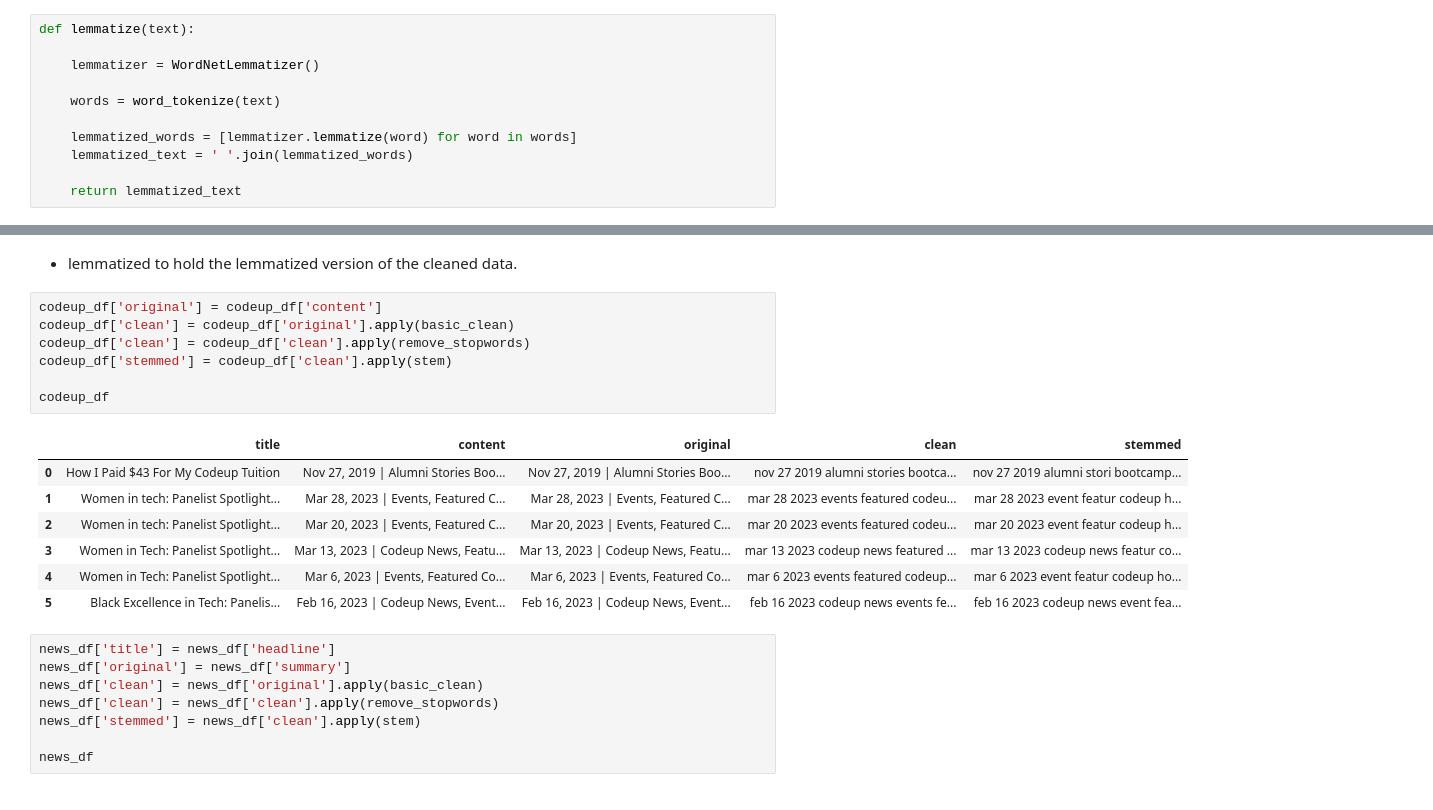
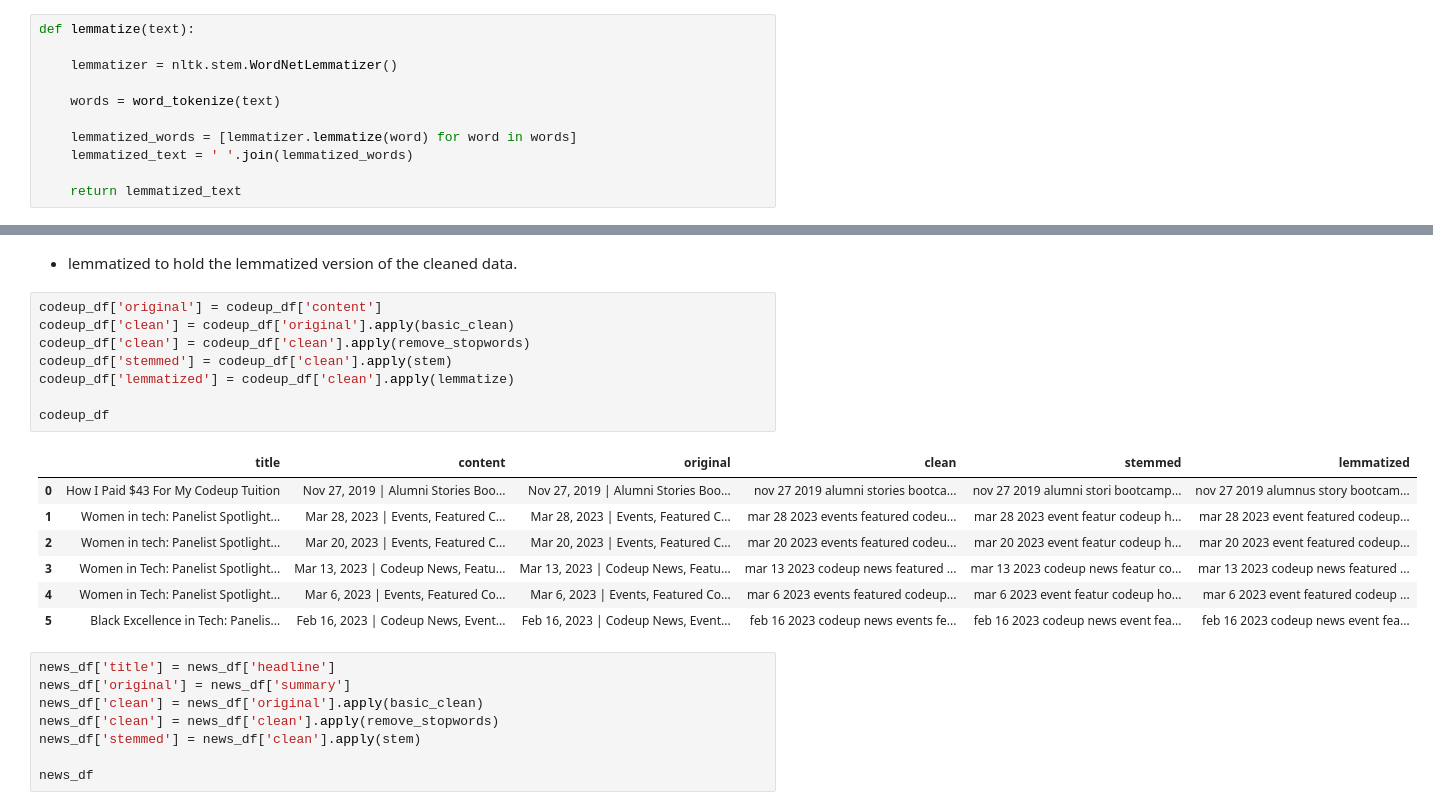
Before and after one commit to JonathanTWare/natural-language-processing-exercises, a Jupyter notebook: prepare.ipynb, the cells around one changed output, grey strips where cells are left out. Drawn from its saved outputs; the diff is of its cells as text.

Commit message:
fixed lemmatizer with stem

```diff
--- a/prepare.ipynb
+++ b/prepare.ipynb
@@ -79,7 +80,7 @@ run dog are faster than other dog run
 # %%
 def lemmatize(text):
 
-    lemmatizer = WordNetLemmatizer()
+    lemmatizer = nltk.stem.WordNetLemmatizer()
 
     words = word_tokenize(text)
 
@@ -179,18 +180,19 @@ codeup_df
 # %%
 codeup_df['original'] = codeup_df['content']
 codeup_df['clean'] = codeup_df['original'].apply(basic_clean)
 codeup_df['clean'] = codeup_df['clean'].apply(remove_stopwords)
 codeup_df['stemmed'] = codeup_df['clean'].apply(stem)
+codeup_df['lemmatized'] = codeup_df['clean'].apply(lemmatize)
 
 codeup_df
 # %% [output]
-|  | title | content | original | clean | stemmed |
-| 0 | How I Paid $43 For My Codeup Tuition | Nov 27, 2019 | Alumni Stories Boo... | Nov 27, 2019 | Alumni Stories Boo... | nov 27 2019 alumni stories bootca... | nov 27 2019 alumni stori bootcamp... |
-| 1 | Women in tech: Panelist Spotlight... | Mar 28, 2023 | Events, Featured C... | Mar 28, 2023 | Events, Featured C... | mar 28 2023 events featured codeu... | mar 28 2023 event featur codeup h... |
-| 2 | Women in tech: Panelist Spotlight... | Mar 20, 2023 | Events, Featured C... | Mar 20, 2023 | Events, Featured C... | mar 20 2023 events featured codeu... | mar 20 2023 event featur codeup h... |
-| 3 | Women in Tech: Panelist Spotlight... | Mar 13, 2023 | Codeup News, Featu... | Mar 13, 2023 | Codeup News, Featu... | mar 13 2023 codeup news featured ... | mar 13 2023 codeup news featur co... |
-| 4 | Women in Tech: Panelist Spotlight... | Mar 6, 2023 | Events, Featured Co... | Mar 6, 2023 | Events, Featured Co... | mar 6 2023 events featured codeup... | mar 6 2023 event featur codeup ho... |
-| 5 | Black Excellence in Tech: Panelis... | Feb 16, 2023 | Codeup News, Event... | Feb 16, 2023 | Codeup News, Event... | feb 16 2023 codeup news events fe... | feb 16 2023 codeup news event fea... |
+|  | title | content | original | clean | stemmed | lemmatized |
+| 0 | How I Paid $43 For My Codeup Tuition | Nov 27, 2019 | Alumni Stories Boo... | Nov 27, 2019 | Alumni Stories Boo... | nov 27 2019 alumni stories bootca... | nov 27 2019 alumni stori bootcamp... | nov 27 2019 alumnus story bootcam... |
+| 1 | Women in tech: Panelist Spotlight... | Mar 28, 2023 | Events, Featured C... | Mar 28, 2023 | Events, Featured C... | mar 28 2023 events featured codeu... | mar 28 2023 event featur codeup h... | mar 28 2023 event featured codeup... |
+| 2 | Women in tech: Panelist Spotlight... | Mar 20, 2023 | Events, Featured C... | Mar 20, 2023 | Events, Featured C... | mar 20 2023 events featured codeu... | mar 20 2023 event featur codeup h... | mar 20 2023 event featured codeup... |
+| 3 | Women in Tech: Panelist Spotlight... | Mar 13, 2023 | Codeup News, Featu... | Mar 13, 2023 | Codeup News, Featu... | mar 13 2023 codeup news featured ... | mar 13 2023 codeup news featur co... | mar 13 2023 codeup news featured ... |
+| 4 | Women in Tech: Panelist Spotlight... | Mar 6, 2023 | Events, Featured Co... | Mar 6, 2023 | Events, Featured Co... | mar 6 2023 events featured codeup... | mar 6 2023 event featur codeup ho... | mar 6 2023 event featured codeup ... |
+| 5 | Black Excellence in Tech: Panelis... | Feb 16, 2023 | Codeup News, Event... | Feb 16, 2023 | Codeup News, Event... | feb 16 2023 codeup news events fe... | feb 16 2023 codeup news event fea... | feb 16 2023 codeup news event fea... |
 # %%
 news_df['title'] = news_df['headline']
 news_df['original'] = news_df['summary']
```
Also changed, not shown: parts of 1 cell of this notebook, 1 other file.
